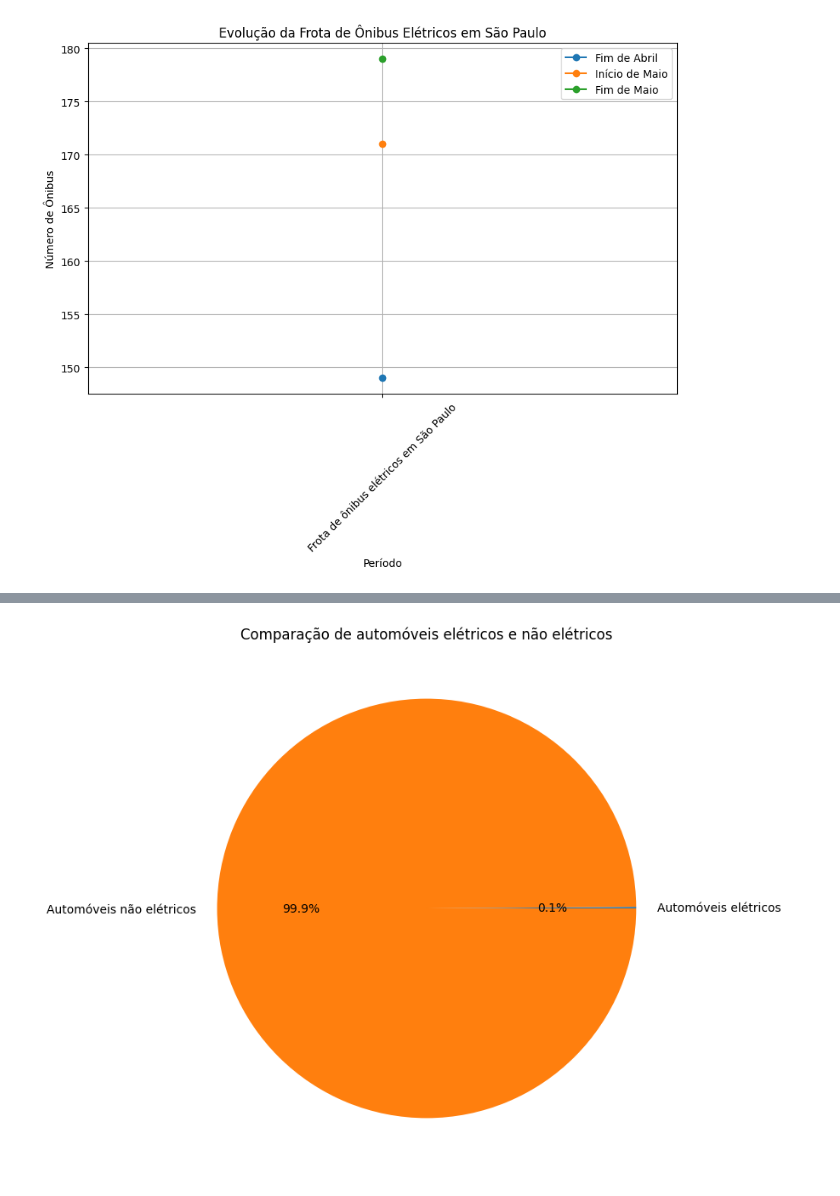
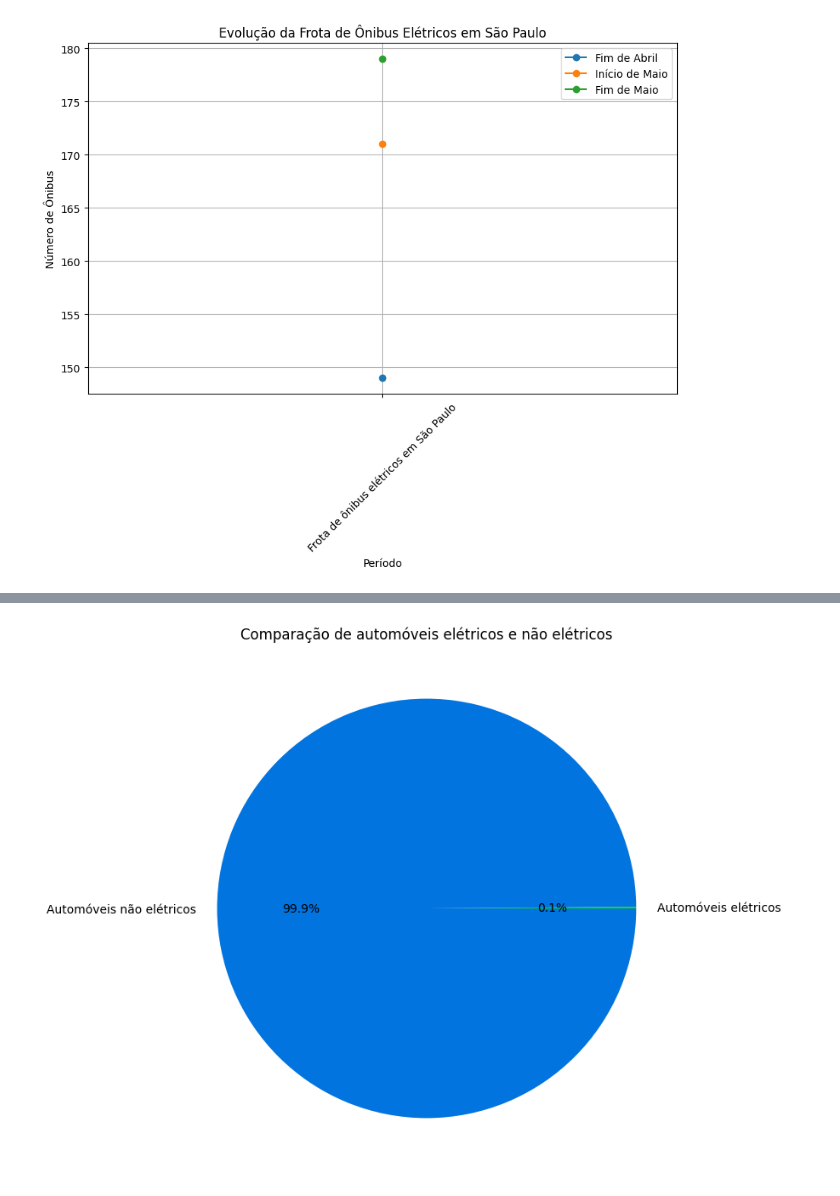
Before and after one commit to EmmanuelMNeto/A3_graficos, a Jupyter notebook: Gráficos 5.0/Gráficos Final.ipynb, the cells around one changed output, grey strips where cells are left out. Saved outputs shown, nothing was run; the diff lists cells and outputs as text; code cells hidden in the pictures.

```diff
--- a/Gráficos 5.0/Gráficos Final.ipynb
+++ b/Gráficos 5.0/Gráficos Final.ipynb
@@ -129,22 +130,23 @@ plt.show()
 # %%
 data = {'Automóveis elétricos': [23772.00],
         'Automóveis total': [20032335.00]}
 
 df_automoveis = pd.DataFrame(data)
 
 # Obter os valores para o gráfico
 total_automoveis = df_automoveis['Automóveis total'][0]
 eletricos_automoveis = df_automoveis['Automóveis elétricos'][0]
 
 # Preparar os dados para o gráfico de pizza
 valores = [eletricos_automoveis, total_automoveis - eletricos_automoveis]
 labels = ['Automóveis elétricos', 'Automóveis não elétricos']
 
 # Gráfico de Pizza
 plt.figure(figsize=(8, 8))
-plt.pie(valores, labels=labels, autopct='%1.1f%%')
+cores = ['#01DF01', '#0174DF']
+plt.pie(valores, labels=labels, autopct='%1.1f%%', colors=cores)
 
 plt.title('Comparação de automóveis elétricos e não elétricos')
 plt.show()
 # %% [output]
-[figure, old version]
+[figure, new version]
```
Also changed, not shown: parts of 1 cell of this notebook.
